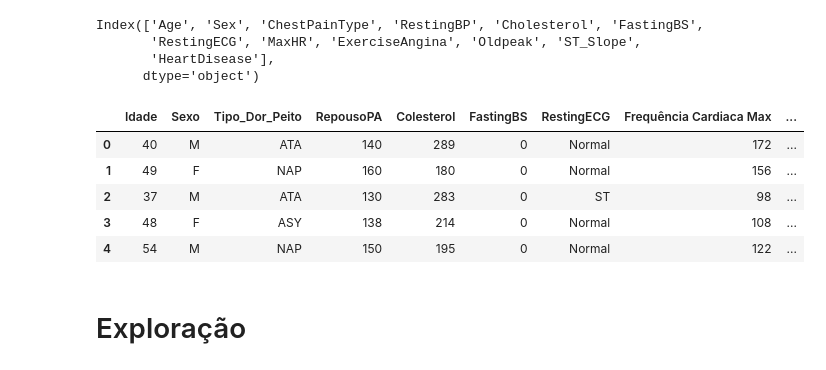
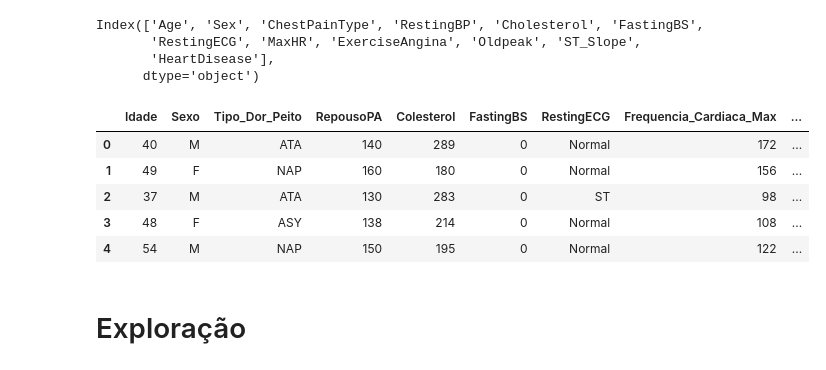
Before and after one commit to patrickpiccini/heart-failure-prediction, a Jupyter notebook: heart_failure_prediction.ipynb, the cells around one changed output. Saved outputs shown, nothing was run; the diff lists cells and outputs as text; code cells hidden in the pictures.

```diff
--- a/heart_failure_prediction.ipynb
+++ b/heart_failure_prediction.ipynb
@@ -42,23 +45,23 @@ Index(['Age', 'Sex', 'ChestPainType', 'RestingBP', 'Cholesterol', 'FastingBS',
 # %%
 columns = {
     'Age': 'Idade',
     'Sex': 'Sexo',
     'ChestPainType': 'Tipo_Dor_Peito',
     'RestingBP': 'RepousoPA',
     'Cholesterol': 'Colesterol',
     'FastingBS': 'FastingBS',
     'RestingECG': 'RestingECG',
-    'MaxHR': 'Frequência Cardiaca Max',
+    'MaxHR': 'Frequencia_Cardiaca_Max',
     'ExerciseAngina': 'Exercicio_Angina',
     'Oldpeak': 'Pico_Antigo',
     'ST_Slope': 'ST_Slope',
     'HeartDisease': 'Doenca_Cardiaca'
 }
 
 heart_df = heart_df.rename(columns=columns)
 heart_df.head(5)
 # %% [output]
-|  | Idade | Sexo | Tipo_Dor_Peito | RepousoPA | Colesterol | FastingBS | RestingECG | Frequência Cardiaca Max | ... |
+|  | Idade | Sexo | Tipo_Dor_Peito | RepousoPA | Colesterol | FastingBS | RestingECG | Frequencia_Cardiaca_Max | ... |
 | 0 | 40 | M | ATA | 140 | 289 | 0 | Normal | 172 | ... |
 | 1 | 49 | F | NAP | 160 | 180 | 0 | Normal | 156 | ... |
 | 2 | 37 | M | ATA | 130 | 283 | 0 | ST | 98 | ... |
```
Also changed, not shown: parts of 24 cells of this notebook.
